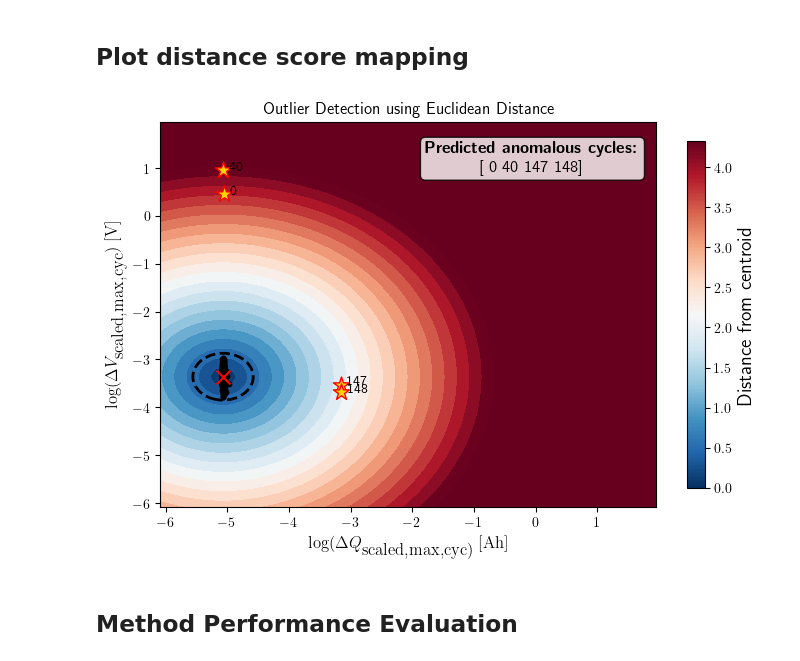
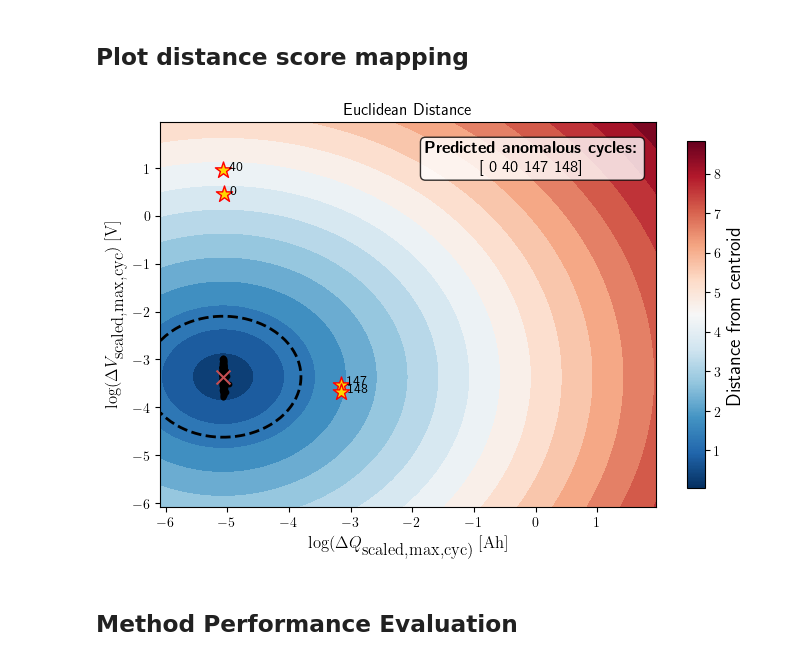
Before and after one commit to meichinpang/osbad, a Jupyter notebook: distance/distance_01_euclidean.ipynb, the cells around one changed output. Drawn from its saved outputs; the diff is of its cells as text; code cells hidden in the pictures.

```diff
--- a/distance/distance_01_euclidean.ipynb
+++ b/distance/distance_01_euclidean.ipynb
@@ -203,7 +203,9 @@ centroid = np.median(features, axis=0)
 # %% [markdown]
 ### Euclidean Distance
 # %%
-euclidean_dist = dbad.calculate_distance(metric_name="euclidean",
+metric_name= "euclidean"
+
+euclidean_dist = dbad.calculate_distance(metric_name=metric_name,
                                     features=features,
                                     centroid=centroid)
 
@@ -214,7 +216,8 @@ euclidean_dist = dbad.calculate_distance(metric_name="euclidean",
  pred_outlier_features,
  euclidean_threshold) = dbad.predict_outliers(
                             distance=euclidean_dist,
-                            features= features)
+                            features= features,
+                            mad_threshold=3)
 
 print("\nPredicted Anomalous Cycles:", pred_outlier_indices)
 print("Euclidean distance for Outlier Cycles:", pred_outlier_distance)
@@ -272,40 +286,43 @@ df_outliers_pred
 # %%
 xx, yy, meshgrid = runner.create_2d_mesh_grid()
 
-grid_euclidean_dist = dbad.calculate_distance(metric_name="euclidean",
+grid_euclidean_dist = dbad.calculate_distance(metric_name=metric_name,
                                               features=meshgrid,
                                               centroid=centroid)
 
-dbad.plot_distance_score_map(
+axplot= dbad.plot_distance_score_map(
         meshgrid_distance = grid_euclidean_dist,
         xx = xx,
         yy = yy,
         features=features,
         xoutliers= df_outliers_pred["log_max_diff_dQ"],
         youtliers= df_outliers_pred["log_max_diff_dV"],
         centroid=centroid,
         threshold= euclidean_threshold,
         pred_outlier_indices= pred_outlier_indices,
-        max_outlier_dist=max(pred_outlier_distance))
+        #max_outlier_dist=max(pred_outlier_distance)
+        )
 
-filename = "euclidean_dist_map"
+axplot.set_title('Euclidean Distance', fontsize=12)
+
+filename = f"{metric_name}_dist_map"
 
 output_fig_filename = (
         filename + "_"
         + selected_cell_label
         + ".png")
 
 fig_output_path = (selected_cell_artifacts.
                    joinpath(output_fig_filename))
 
 plt.savefig(
         fig_output_path,
         dpi=200,
         bbox_inches="tight")
 
 plt.show()
 # %% [output]
-[figure, old version]
+[figure, new version]
 # %% [markdown]
 ## Method Performance Evaluation
 # %%
```
Also changed, not shown: parts of 2 cells of this notebook.
